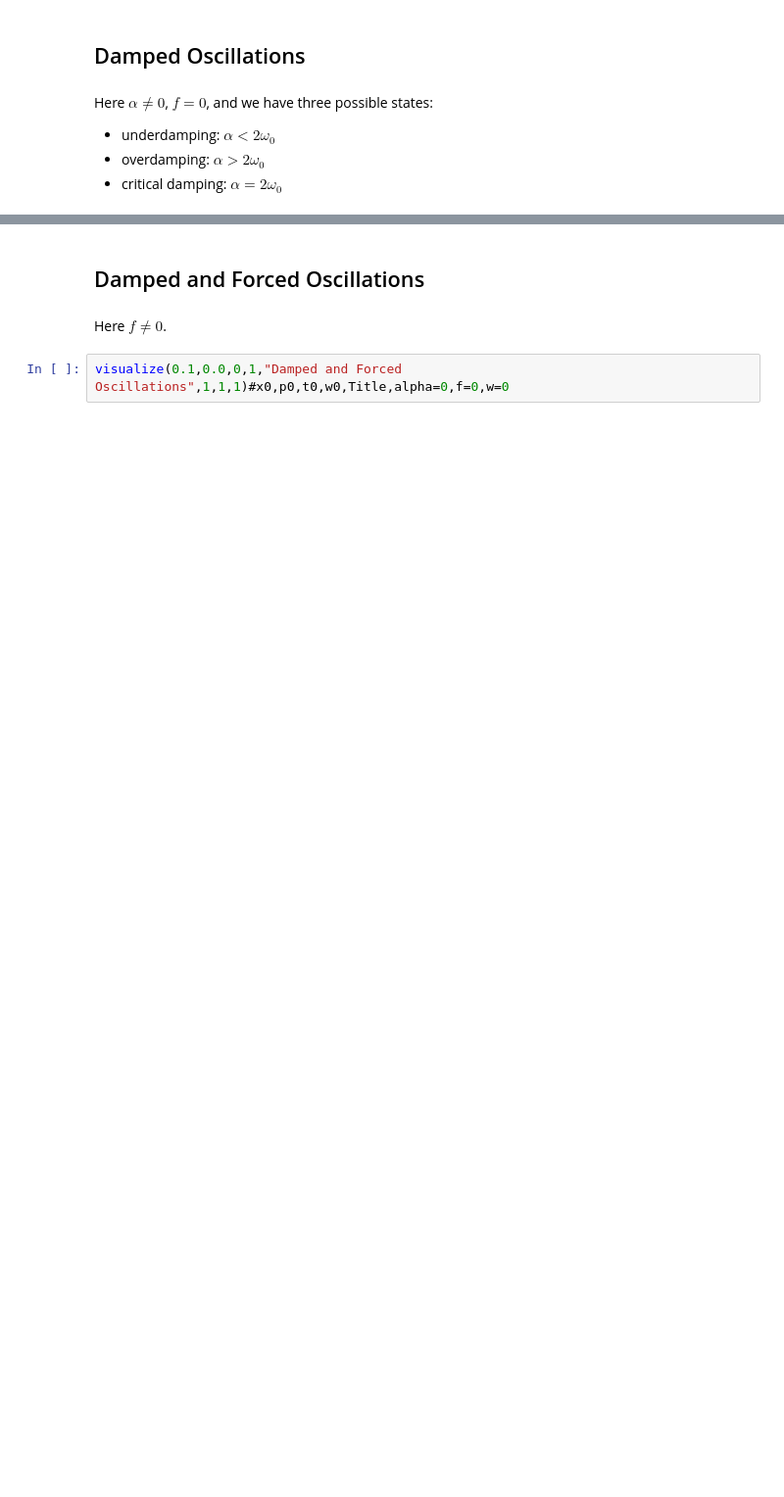
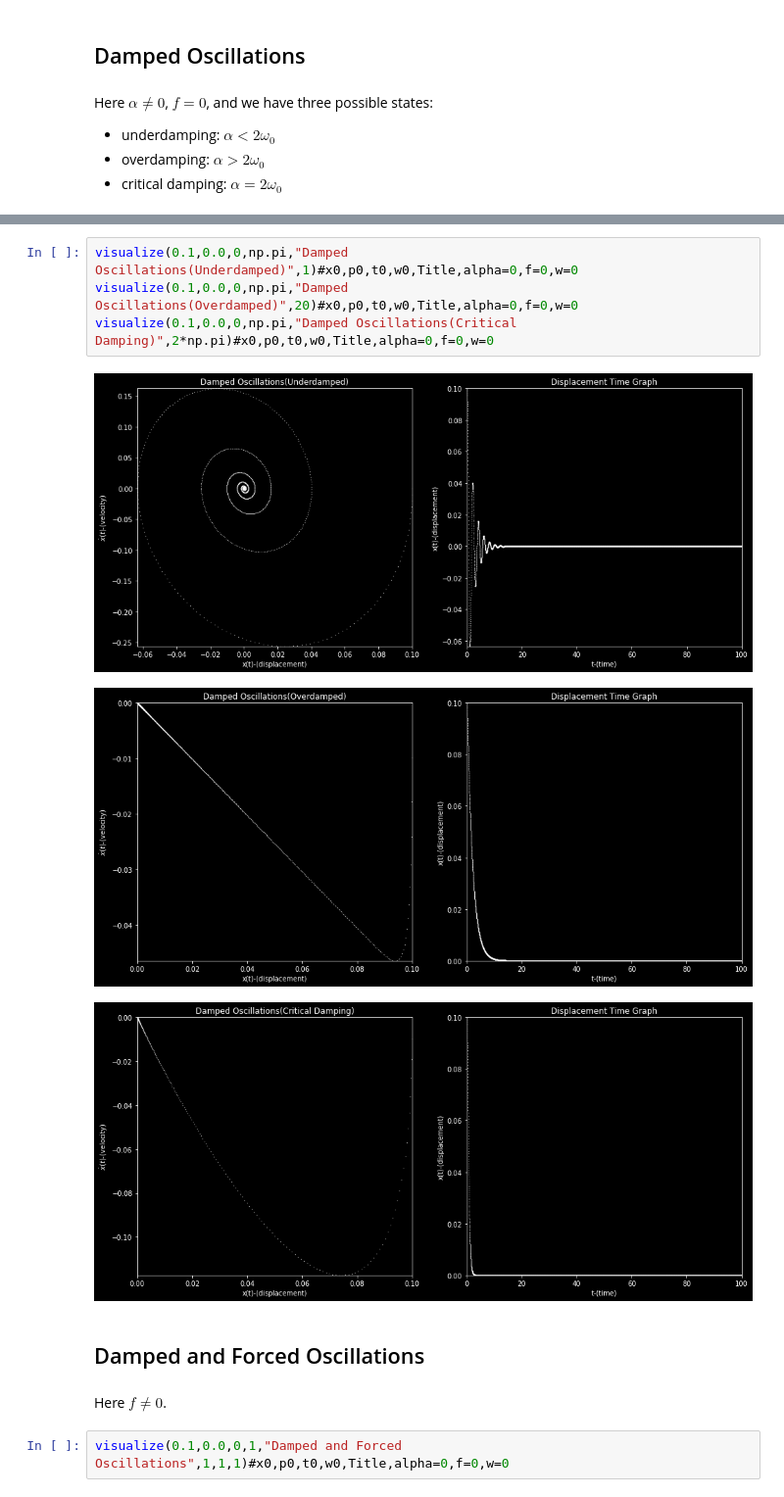
Before and after one commit to ShantanuDash/NonLinear, a Jupyter notebook: Pendulum.ipynb, the cells around one changed output, grey strips where cells are left out. Shown: that part at 98% size. Saved outputs shown, nothing was run; the diff lists cells and outputs as text; blank space fills up the shorter version.

```diff
--- a/Pendulum.ipynb
+++ b/Pendulum.ipynb
@@ -109,3 +107,11 @@ visualize(0.1,0.0,0,1,"Damped Oscillations",1)#x0,p0,t0,w0,Title,alpha=0,f=0,w=0
+# %%
+visualize(0.1,0.0,0,np.pi,"Damped Oscillations(Underdamped)",1)#x0,p0,t0,w0,Title,alpha=0,f=0,w=0
+visualize(0.1,0.0,0,np.pi,"Damped Oscillations(Overdamped)",20)#x0,p0,t0,w0,Title,alpha=0,f=0,w=0
+visualize(0.1,0.0,0,np.pi,"Damped Oscillations(Critical Damping)",2*np.pi)#x0,p0,t0,w0,Title,alpha=0,f=0,w=0
+# %% [output]
+[figure, added]
+[figure, added]
+[figure, added]
 # %% [markdown]
 ## Damped and Forced Oscillations
 # %% [markdown]
```
Also changed, not shown: parts of 8 cells of this notebook, 2 other files.
